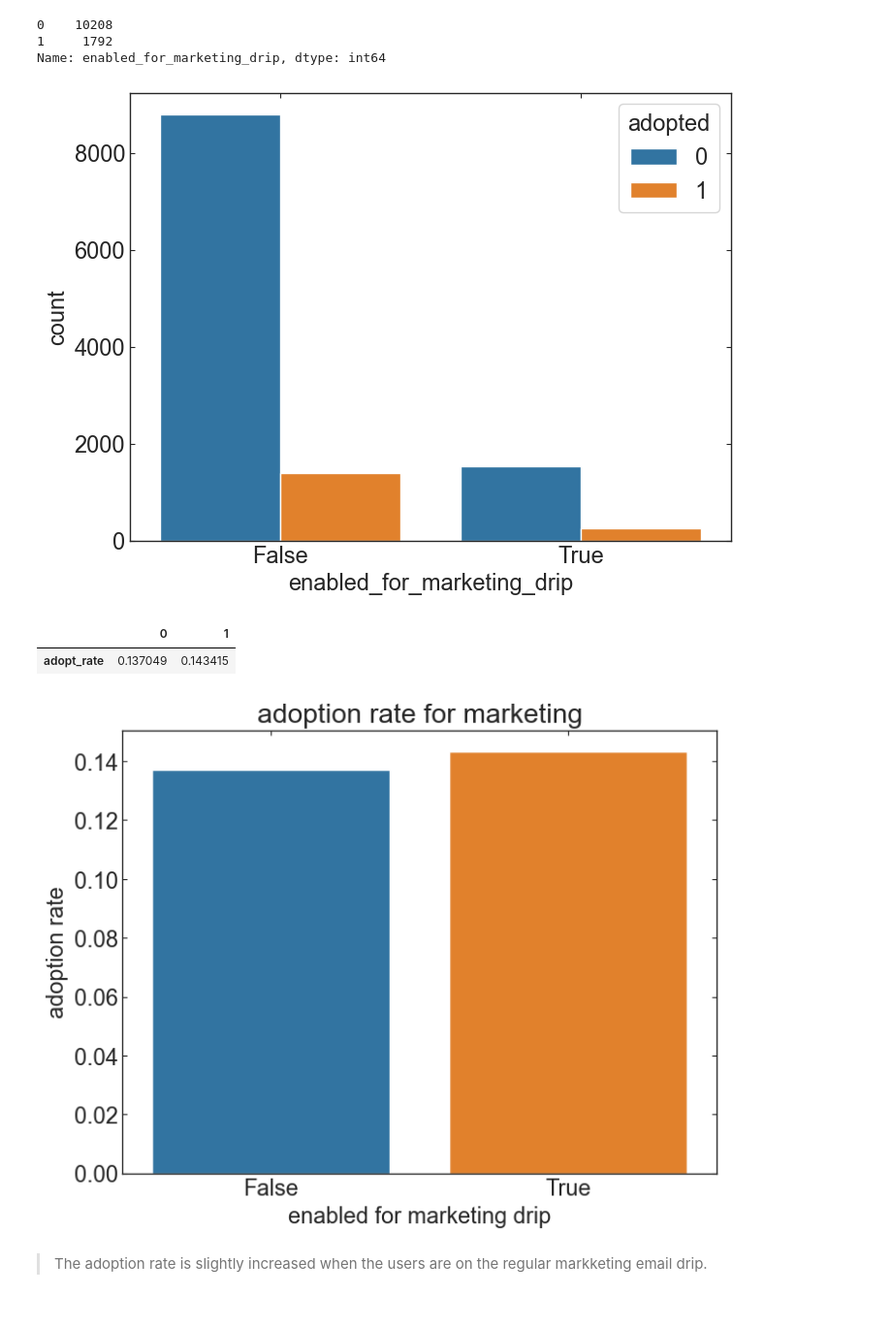
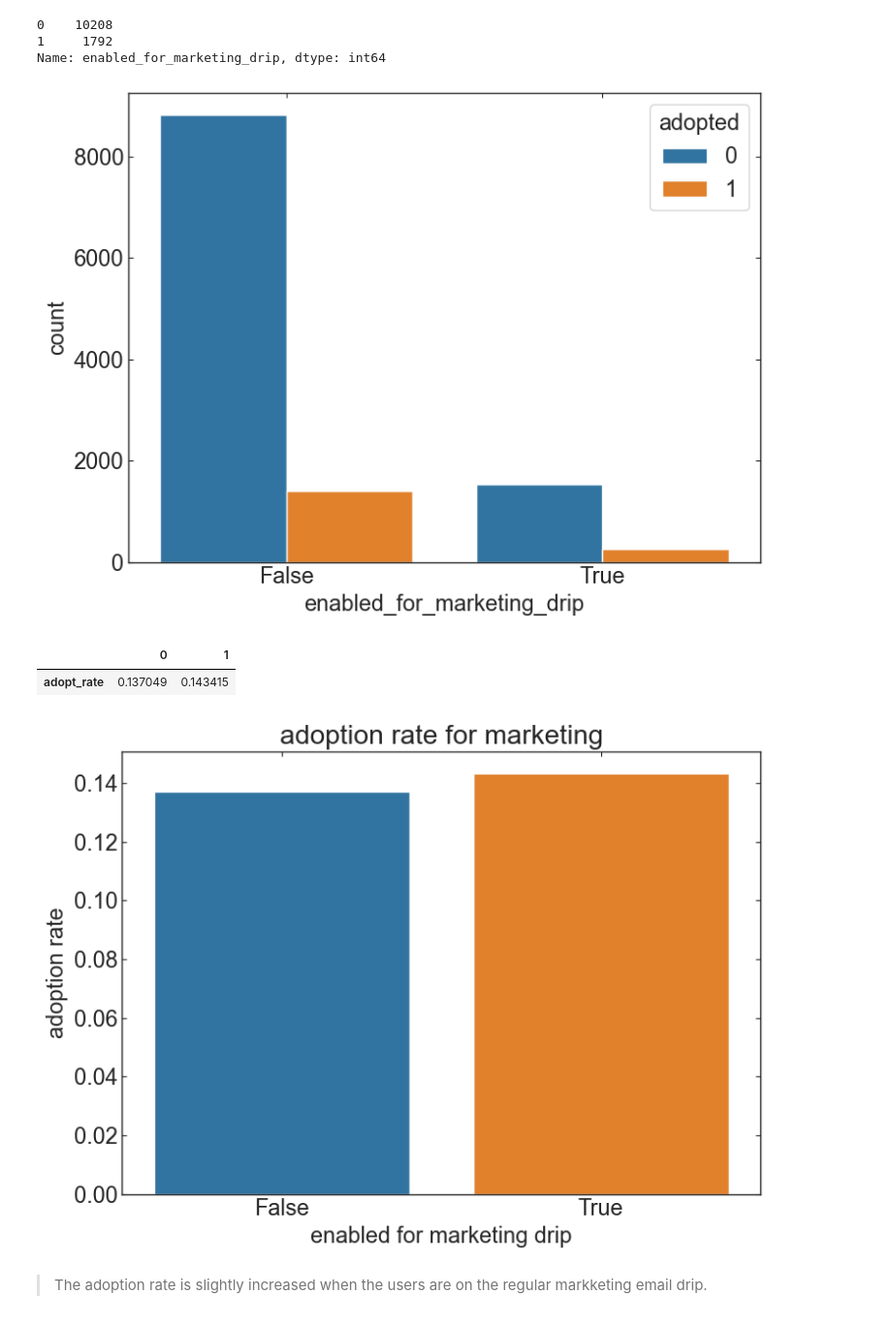
Before and after one commit to astrodoo/Springboard, a Jupyter notebook: Mini_Project/Relax_Inc_Challenge/notebook/Relax_Inc_Challenge.ipynb, the cells around one changed output. Shown: that part at 97% size. Saved outputs shown, nothing was run; the diff lists cells and outputs as text; code cells hidden in the pictures.

```diff
--- a/Mini_Project/Relax_Inc_Challenge/notebook/Relax_Inc_Challenge.ipynb
+++ b/Mini_Project/Relax_Inc_Challenge/notebook/Relax_Inc_Challenge.ipynb
@@ -448,9 +460,12 @@ fig, ax = plt.subplots()
 tick_label = {0:'False', 1:'True'}
 sns.countplot(x='enabled_for_marketing_drip', data=users, hue='adopted', ax=ax);
 
-ax.set_xticklabels([tick_label[i] for i in range(len(tick_label))]);
+ax.set_xticklabels([tick_label[i] for i in range(len(tick_label))])
+
+fig.tight_layout()
+fig.savefig(os.path.join(figdir,'count_marketing.png'));
 # %% [output]
-[figure, old version]
+[figure, new version]
 # %%
 adopt_rate_marketing= {}
 
@@ -467,15 +482,18 @@ df_adopt_rate_marketing
 # %%
 fig, ax = plt.subplots()
 
 tick_label = {0:'False', 1:'True'}
 sns.barplot(data=df_adopt_rate_marketing, ax=ax)
 
 ax.set_xticklabels([tick_label[i] for i in range(len(tick_label))])
 
 ax.set(title='adoption rate for marketing', \
-       xlabel='enabled for marketing drip', ylabel='adoption rate');
+       xlabel='enabled for marketing drip', ylabel='adoption rate')
+
+fig.tight_layout()
+fig.savefig(os.path.join(figdir,'adoptionRate_marketing.png'));
 # %% [output]
-[figure, old version]
+[figure, new version]
 # %% [markdown]
 > The adoption rate is slightly increased when the users are on the regular markketing email drip.
 # %% [markdown]
```
Also changed, not shown: parts of 13 cells of this notebook, 16 other files.
